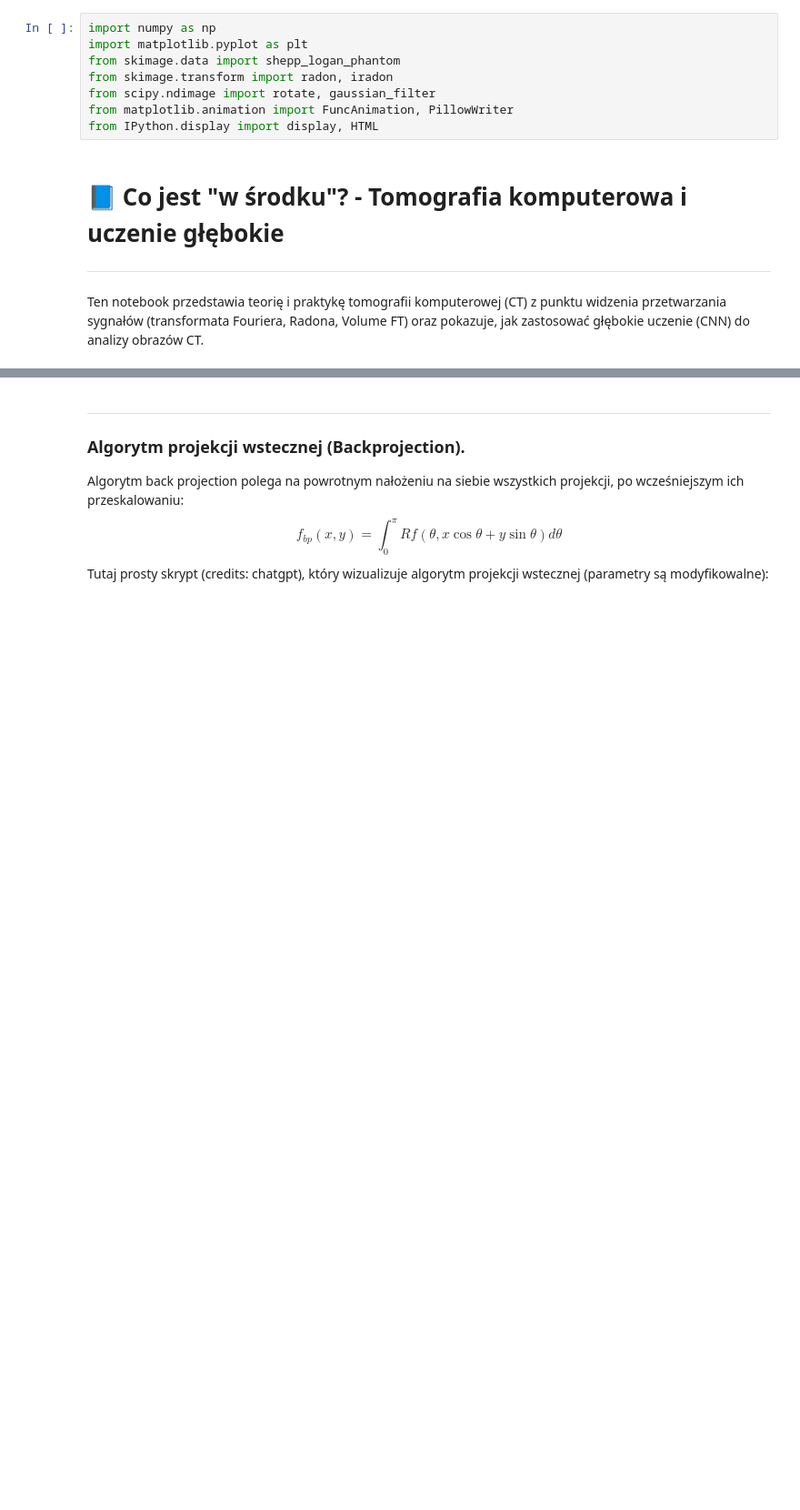
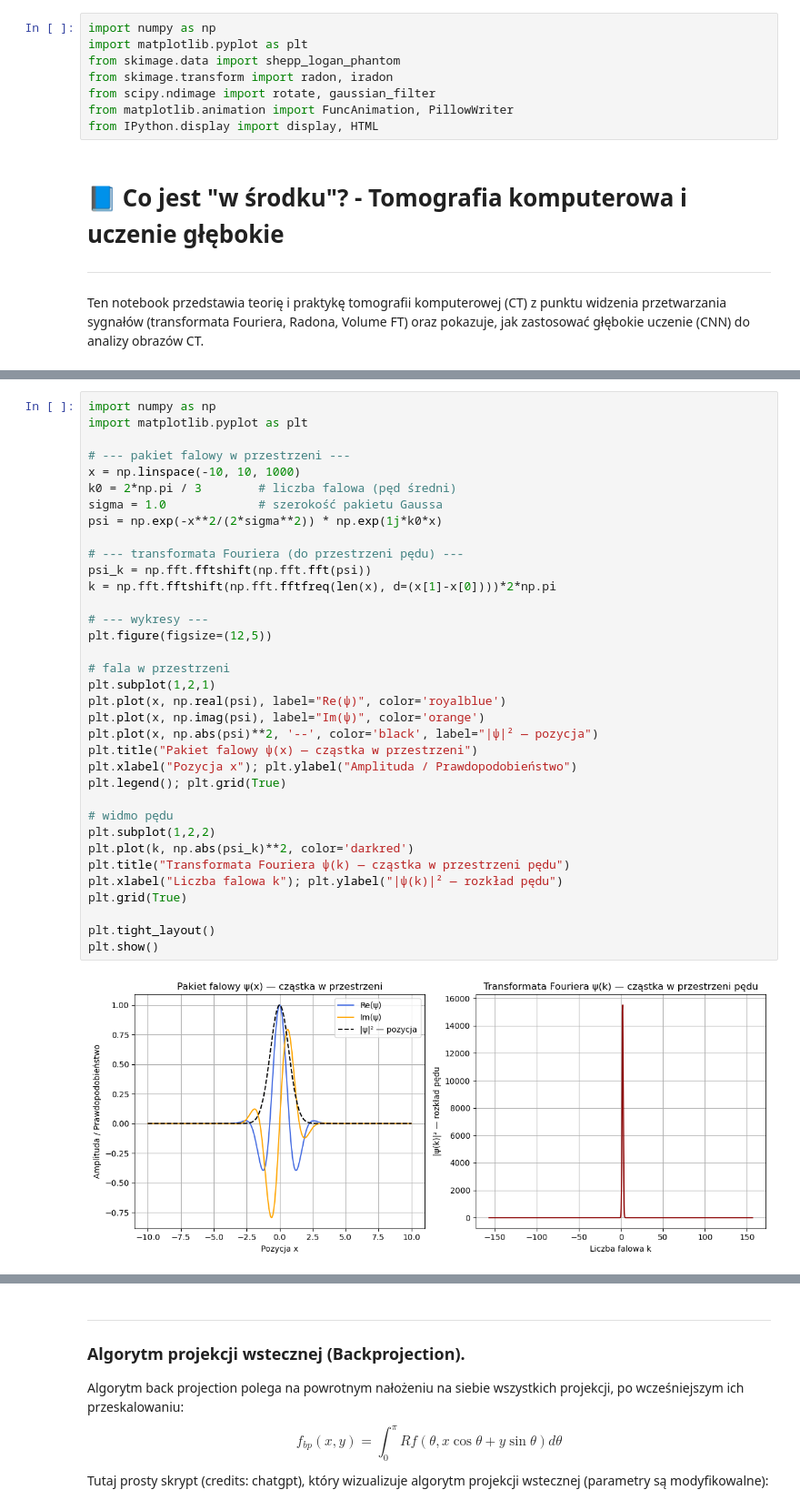
Before and after one commit to FBI223/TOMOGRAFIA_UCZENIE_GLEBOKICH, a Jupyter notebook: LOCAL/notebook.ipynb, the cells around one changed output, grey strips where cells are left out. Shown at 91% size. Drawn from its saved outputs; the diff is of its cells as text; blank space fills up the shorter version.

```diff
--- a/LOCAL/notebook.ipynb
+++ b/LOCAL/notebook.ipynb
@@ -193,0 +240,37 @@ W uproszczeniu:
+# %%
+import numpy as np
+import matplotlib.pyplot as plt
+
+# --- pakiet falowy w przestrzeni ---
+x = np.linspace(-10, 10, 1000)
+k0 = 2*np.pi / 3        # liczba falowa (pęd średni)
+sigma = 1.0             # szerokość pakietu Gaussa
+psi = np.exp(-x**2/(2*sigma**2)) * np.exp(1j*k0*x)
+
+# --- transformata Fouriera (do przestrzeni pędu) ---
+psi_k = np.fft.fftshift(np.fft.fft(psi))
+k = np.fft.fftshift(np.fft.fftfreq(len(x), d=(x[1]-x[0])))*2*np.pi
+
+# --- wykresy ---
+plt.figure(figsize=(12,5))
+
+# fala w przestrzeni
+plt.subplot(1,2,1)
+plt.plot(x, np.real(psi), label="Re(ψ)", color='royalblue')
+plt.plot(x, np.imag(psi), label="Im(ψ)", color='orange')
+plt.plot(x, np.abs(psi)**2, '--', color='black', label="|ψ|² — pozycja")
+plt.title("Pakiet falowy ψ(x) — cząstka w przestrzeni")
+plt.xlabel("Pozycja x"); plt.ylabel("Amplituda / Prawdopodobieństwo")
+plt.legend(); plt.grid(True)
+
+# widmo pędu
+plt.subplot(1,2,2)
+plt.plot(k, np.abs(psi_k)**2, color='darkred')
+plt.title("Transformata Fouriera ψ(k) — cząstka w przestrzeni pędu")
+plt.xlabel("Liczba falowa k"); plt.ylabel("|ψ(k)|² — rozkład pędu")
+plt.grid(True)
+
+plt.tight_layout()
+plt.show()
+# %% [output]
+[figure, added]
```
Also changed, not shown: parts of 13 cells of this notebook, 10 other files.
